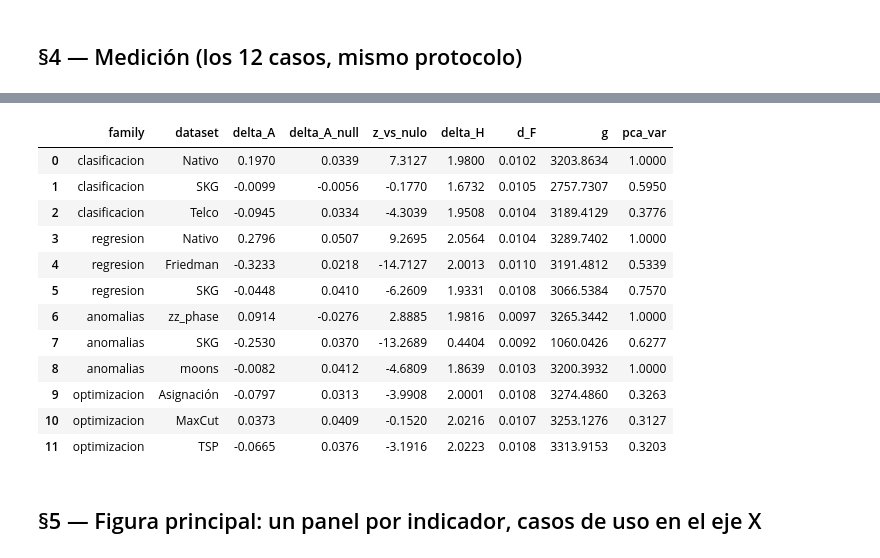
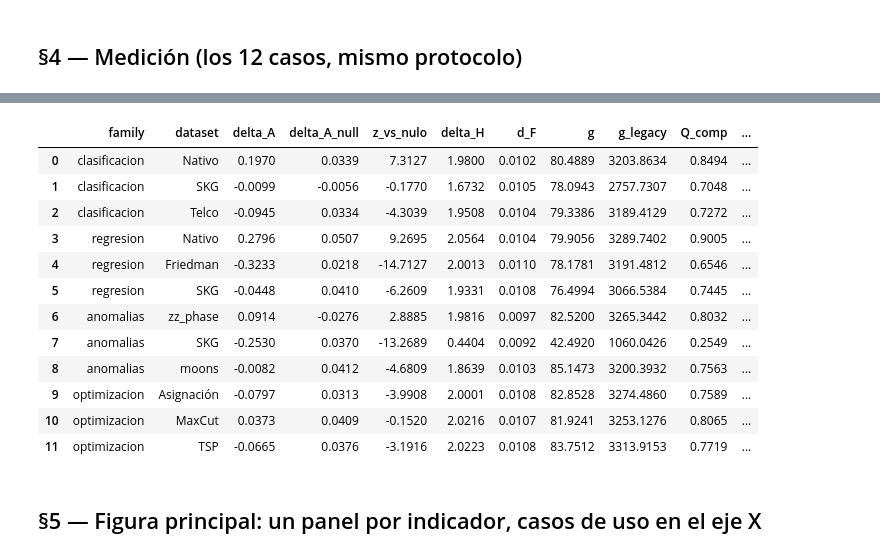
Before and after one commit to juandapradam12/OldUNIR-MasterQC-QuantumAdvantageInDataScienceOld, a Jupyter notebook: POCs/notebooks/11_estructura_cuantica_por_caso_uso.ipynb, the cells around one changed output, grey strips where cells are left out. Cells and saved outputs as stored; diff of their text form; code cells hidden in the pictures.

```diff
--- a/POCs/notebooks/11_estructura_cuantica_por_caso_uso.ipynb
+++ b/POCs/notebooks/11_estructura_cuantica_por_caso_uso.ipynb
@@ -127,23 +152,24 @@ print("\nGuardado:", csv)
 
 Guardado: /workspace/POCs/data/output/metrics/estructura_por_caso_uso.csv
 # %%
+df = ec.add_q_composite(df)
 df["z_vs_nulo"] = (df["delta_A"] - df["delta_A_null"]) / df["delta_A_null_std"].replace(0, np.nan)
-cols = ["family", "dataset", "delta_A", "delta_A_null", "z_vs_nulo", "delta_H", "d_F", "g", "pca_var"]
+cols = ["family", "dataset", "delta_A", "delta_A_null", "z_vs_nulo", "delta_H", "d_F", "g", "g_legacy", "Q_comp", "pca_var"]
 df[cols].round(4)
 # %% [output]
-|  | family | dataset | delta_A | delta_A_null | z_vs_nulo | delta_H | d_F | g | pca_var |
-| 0 | clasificacion | Nativo | 0.1970 | 0.0339 | 7.3127 | 1.9800 | 0.0102 | 3203.8634 | 1.0000 |
-| 1 | clasificacion | SKG | -0.0099 | -0.0056 | -0.1770 | 1.6732 | 0.0105 | 2757.7307 | 0.5950 |
-| 2 | clasificacion | Telco | -0.0945 | 0.0334 | -4.3039 | 1.9508 | 0.0104 | 3189.4129 | 0.3776 |
-| 3 | regresion | Nativo | 0.2796 | 0.0507 | 9.2695 | 2.0564 | 0.0104 | 3289.7402 | 1.0000 |
-| 4 | regresion | Friedman | -0.3233 | 0.0218 | -14.7127 | 2.0013 | 0.0110 | 3191.4812 | 0.5339 |
-| 5 | regresion | SKG | -0.0448 | 0.0410 | -6.2609 | 1.9331 | 0.0108 | 3066.5384 | 0.7570 |
-| 6 | anomalias | zz_phase | 0.0914 | -0.0276 | 2.8885 | 1.9816 | 0.0097 | 3265.3442 | 1.0000 |
-| 7 | anomalias | SKG | -0.2530 | 0.0370 | -13.2689 | 0.4404 | 0.0092 | 1060.0426 | 0.6277 |
-| 8 | anomalias | moons | -0.0082 | 0.0412 | -4.6809 | 1.8639 | 0.0103 | 3200.3932 | 1.0000 |
-| 9 | optimizacion | Asignación | -0.0797 | 0.0313 | -3.9908 | 2.0001 | 0.0108 | 3274.4860 | 0.3263 |
-| 10 | optimizacion | MaxCut | 0.0373 | 0.0409 | -0.1520 | 2.0216 | 0.0107 | 3253.1276 | 0.3127 |
-| 11 | optimizacion | TSP | -0.0665 | 0.0376 | -3.1916 | 2.0223 | 0.0108 | 3313.9153 | 0.3203 |
+|  | family | dataset | delta_A | delta_A_null | z_vs_nulo | delta_H | d_F | g | g_legacy | Q_comp | ... |
+| 0 | clasificacion | Nativo | 0.1970 | 0.0339 | 7.3127 | 1.9800 | 0.0102 | 80.4889 | 3203.8634 | 0.8494 | ... |
+| 1 | clasificacion | SKG | -0.0099 | -0.0056 | -0.1770 | 1.6732 | 0.0105 | 78.0943 | 2757.7307 | 0.7048 | ... |
+| 2 | clasificacion | Telco | -0.0945 | 0.0334 | -4.3039 | 1.9508 | 0.0104 | 79.3386 | 3189.4129 | 0.7272 | ... |
+| 3 | regresion | Nativo | 0.2796 | 0.0507 | 9.2695 | 2.0564 | 0.0104 | 79.9056 | 3289.7402 | 0.9005 | ... |
+| 4 | regresion | Friedman | -0.3233 | 0.0218 | -14.7127 | 2.0013 | 0.0110 | 78.1781 | 3191.4812 | 0.6546 | ... |
+| 5 | regresion | SKG | -0.0448 | 0.0410 | -6.2609 | 1.9331 | 0.0108 | 76.4994 | 3066.5384 | 0.7445 | ... |
+| 6 | anomalias | zz_phase | 0.0914 | -0.0276 | 2.8885 | 1.9816 | 0.0097 | 82.5200 | 3265.3442 | 0.8032 | ... |
+| 7 | anomalias | SKG | -0.2530 | 0.0370 | -13.2689 | 0.4404 | 0.0092 | 42.4920 | 1060.0426 | 0.2549 | ... |
+| 8 | anomalias | moons | -0.0082 | 0.0412 | -4.6809 | 1.8639 | 0.0103 | 85.1473 | 3200.3932 | 0.7563 | ... |
+| 9 | optimizacion | Asignación | -0.0797 | 0.0313 | -3.9908 | 2.0001 | 0.0108 | 82.8528 | 3274.4860 | 0.7589 | ... |
+| 10 | optimizacion | MaxCut | 0.0373 | 0.0409 | -0.1520 | 2.0216 | 0.0107 | 81.9241 | 3253.1276 | 0.8065 | ... |
+| 11 | optimizacion | TSP | -0.0665 | 0.0376 | -3.1916 | 2.0223 | 0.0108 | 83.7512 | 3313.9153 | 0.7719 | ... |
 # %% [markdown]
 ## §5 — Figura principal: un panel por indicador, casos de uso en el eje X
 # %%
```
Also changed, not shown: parts of 10 cells of this notebook, 17 other files.
